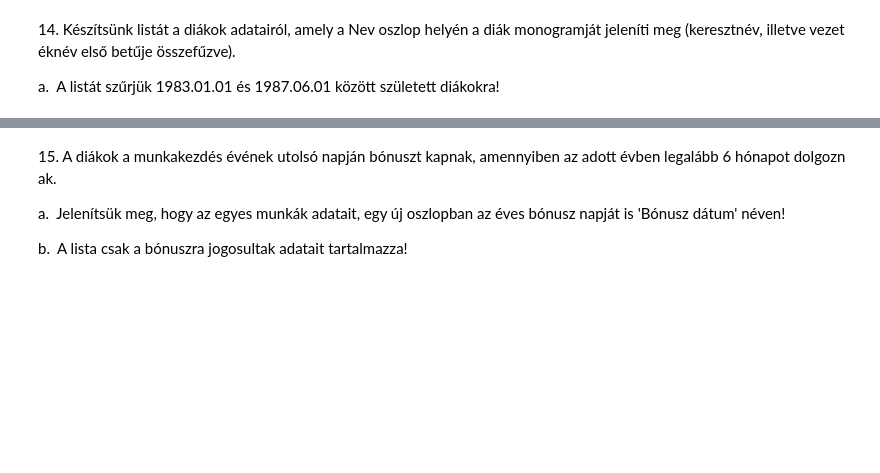
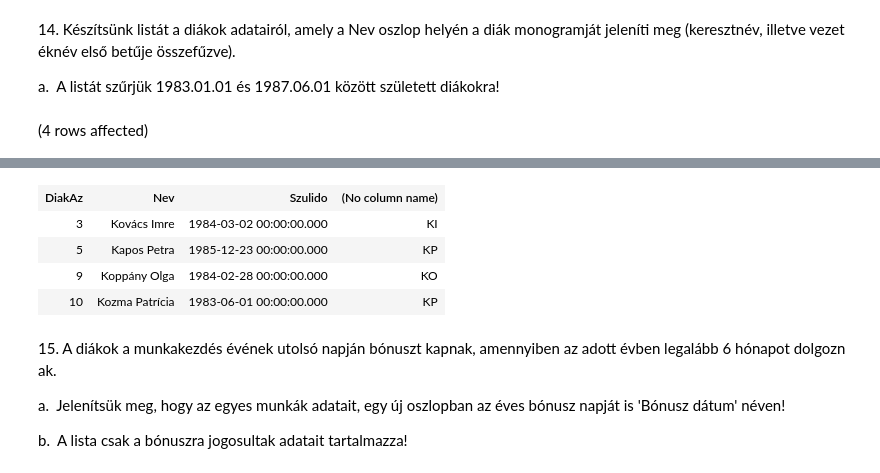
Before and after one commit to pkmate/Adatbazis, a Jupyter notebook: gyakorlat01_feladatok.ipynb, the cells around one changed output, grey strips where cells are left out. Drawn from its saved outputs; the diff is of its cells as text; code cells hidden in the pictures; blank space fills up the shorter version.

```diff
--- a/gyakorlat01_feladatok.ipynb
+++ b/gyakorlat01_feladatok.ipynb
@@ -319,3 +319,9 @@ Total execution time: 00:00:00.071
 14. Készítsünk listát a diákok adatairól, amely a Nev oszlop helyén a diák monogramját jeleníti meg (keresztnév, illetve vezetéknév első betűje összefűzve).
 
 a.  A listát szűrjük 1983.01.01 és 1987.06.01 között született diákokra!
+# %%
+SELECT Szulido, DiakAz, LEFT(Nev,1)+RIGHT(SUBSTRING(Nev,CHARINDEX(' ',Nev),2),1) AS 'monogramm'
+FROM diak
+WHERE Szulido BETWEEN '1983-01-01' AND '1987-06-01'
+# %% [output]
+(4 rows affected)
@@ -322,3 +329,8 @@ a.  A listát szűrjük 1983.01.01 és 1987.06.01 között született
+| DiakAz | Nev | Szulido | (No column name) |
+| 3 | Kovács Imre | 1984-03-02 00:00:00.000 | KI |
+| 5 | Kapos Petra | 1985-12-23 00:00:00.000 | KP |
+| 9 | Koppány Olga | 1984-02-28 00:00:00.000 | KO |
+| 10 | Kozma Patrícia | 1983-06-01 00:00:00.000 | KP |
 # %% [markdown]
 15. A diákok a munkakezdés évének utolsó napján bónuszt kapnak, amennyiben az adott évben legalább 6 hónapot dolgoznak.
 
```
Also changed, not shown: parts of 2 cells of this notebook.
